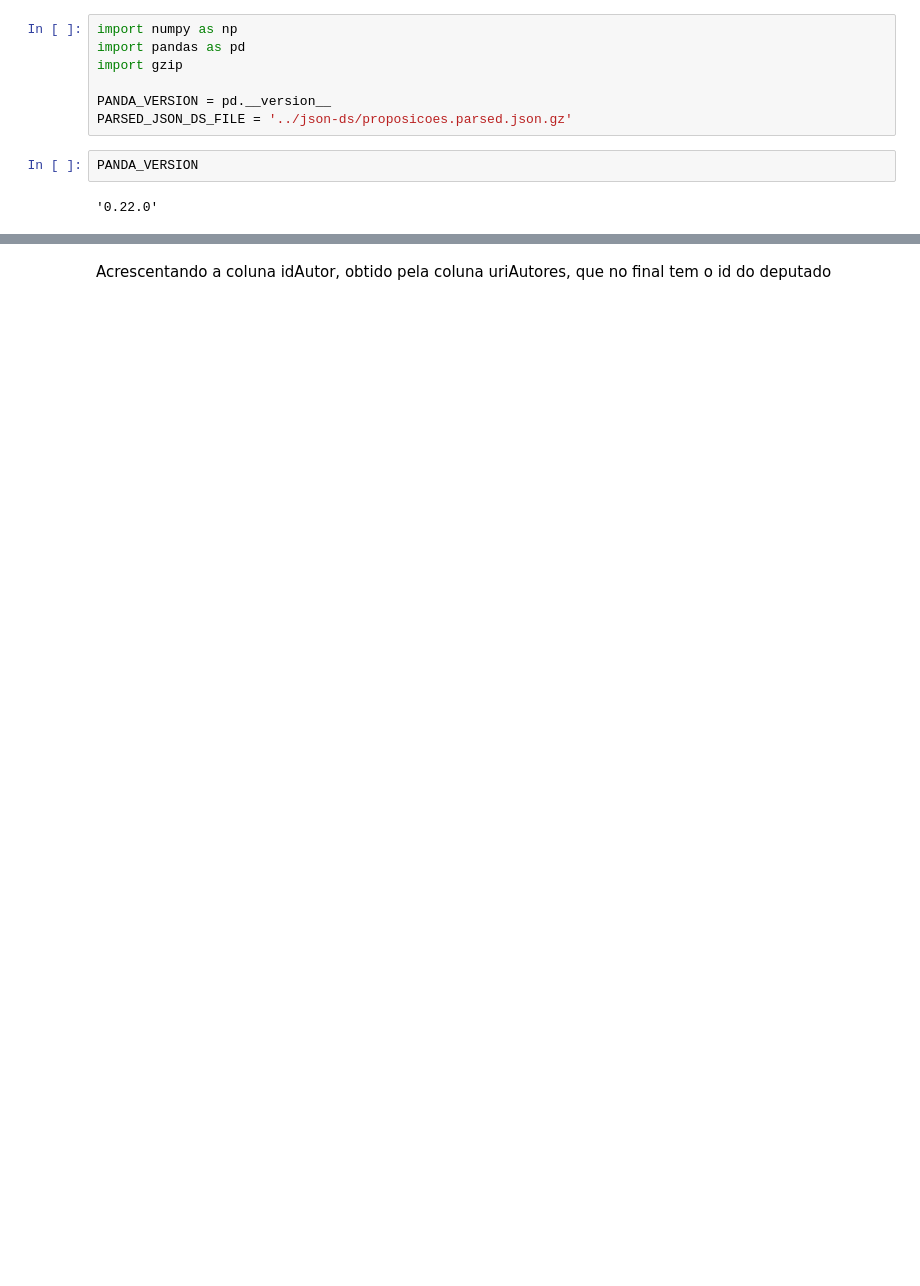
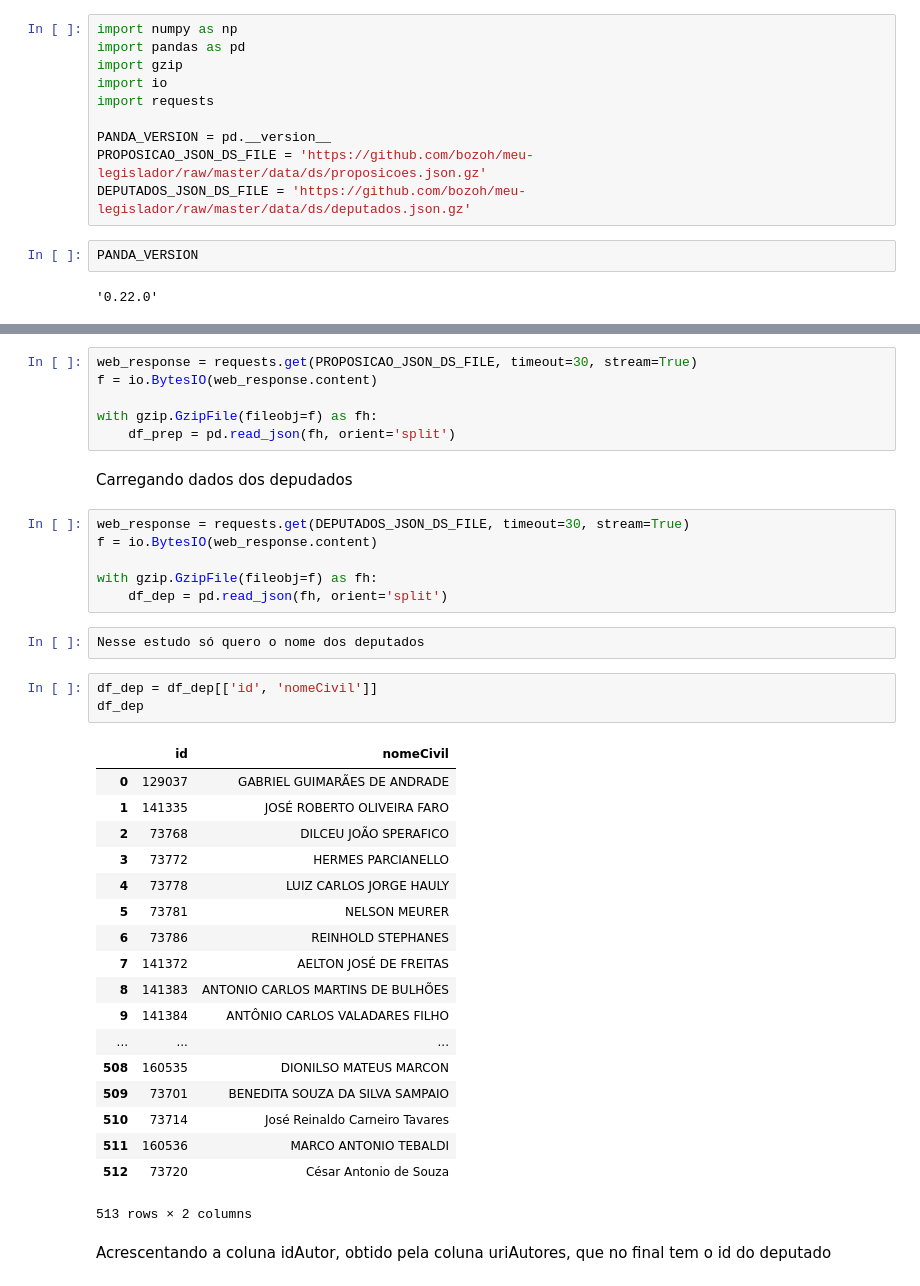
Before and after one commit to bozoh/meu-legislador, a Jupyter notebook: data/notebooks/Quandidade de proposições por candidato.ipynb, the cells around one changed output, grey strips where cells are left out. Cells and saved outputs as stored; diff of their text form; blank space fills up the shorter version.

```diff
--- a/data/notebooks/Quandidade de proposições por candidato.ipynb
+++ b/data/notebooks/Quandidade de proposições por candidato.ipynb
@@ -4,9 +4,12 @@ Carregando o pandas, numpy e imprimindo a versão do pandas
 import numpy as np
 import pandas as pd
 import gzip
+import io
+import requests
 
 PANDA_VERSION = pd.__version__
-PARSED_JSON_DS_FILE = '../json-ds/proposicoes.parsed.json.gz'
+PROPOSICAO_JSON_DS_FILE = 'https://github.com/bozoh/meu-legislador/raw/master/data/ds/proposicoes.json.gz'
+DEPUTADOS_JSON_DS_FILE = 'https://github.com/bozoh/meu-legislador/raw/master/data/ds/deputados.json.gz'
 # %%
 PANDA_VERSION
 # %% [output]
@@ -44,3 +20,41 @@ df
+# %%
+web_response = requests.get(PROPOSICAO_JSON_DS_FILE, timeout=30, stream=True)
+f = io.BytesIO(web_response.content)
+
+with gzip.GzipFile(fileobj=f) as fh:
+    df_prep = pd.read_json(fh, orient='split')
+# %% [markdown]
+Carregando dados dos depudados
+# %%
+web_response = requests.get(DEPUTADOS_JSON_DS_FILE, timeout=30, stream=True)
+f = io.BytesIO(web_response.content)
+
+with gzip.GzipFile(fileobj=f) as fh:
+    df_dep = pd.read_json(fh, orient='split')
+# %%
+Nesse estudo só quero o nome dos deputados
+# %%
+df_dep = df_dep[['id', 'nomeCivil']]
+df_dep
+# %% [output]
+|  | id | nomeCivil |
+| 0 | 129037 | GABRIEL GUIMARÃES DE ANDRADE |
+| 1 | 141335 | JOSÉ ROBERTO OLIVEIRA FARO |
+| 2 | 73768 | DILCEU JOÃO SPERAFICO |
+| 3 | 73772 | HERMES PARCIANELLO |
+| 4 | 73778 | LUIZ CARLOS JORGE HAULY |
+| 5 | 73781 | NELSON MEURER |
+| 6 | 73786 | REINHOLD STEPHANES |
+| 7 | 141372 | AELTON JOSÉ DE FREITAS |
+| 8 | 141383 | ANTONIO CARLOS MARTINS DE BULHÕES |
+| 9 | 141384 | ANTÔNIO CARLOS VALADARES FILHO |
+| ... | ... | ... |
+| 508 | 160535 | DIONILSO MATEUS MARCON |
+| 509 | 73701 | BENEDITA SOUZA DA SILVA SAMPAIO |
+| 510 | 73714 | José Reinaldo Carneiro Tavares |
+| 511 | 160536 | MARCO ANTONIO TEBALDI |
+| 512 | 73720 | César Antonio de Souza |
+513 rows × 2 columns
 # %% [markdown]
 Acrescentando a coluna idAutor, obtido pela coluna uriAutores, que no final tem o id do deputado
 # %%
```
Also changed, not shown: parts of 10 cells of this notebook, 5 other files.
